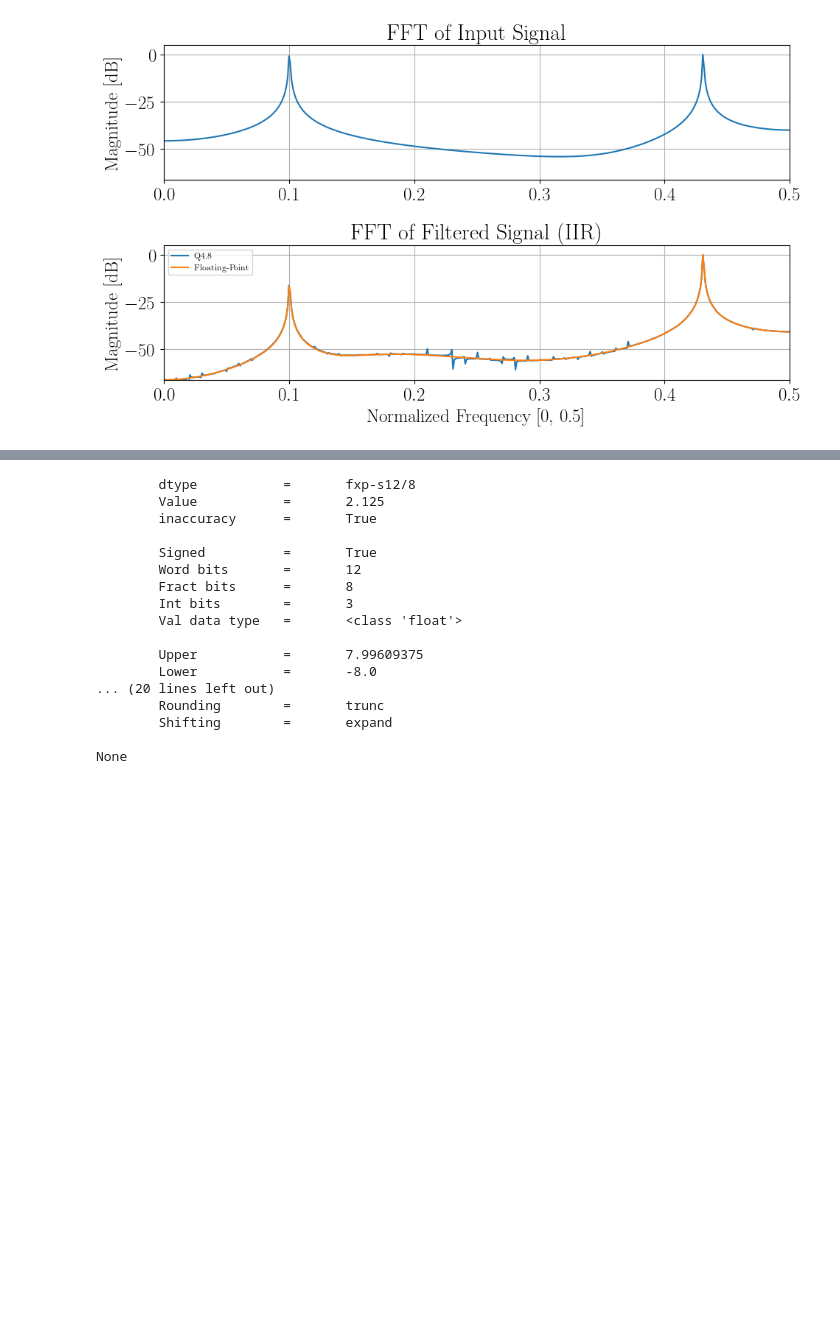
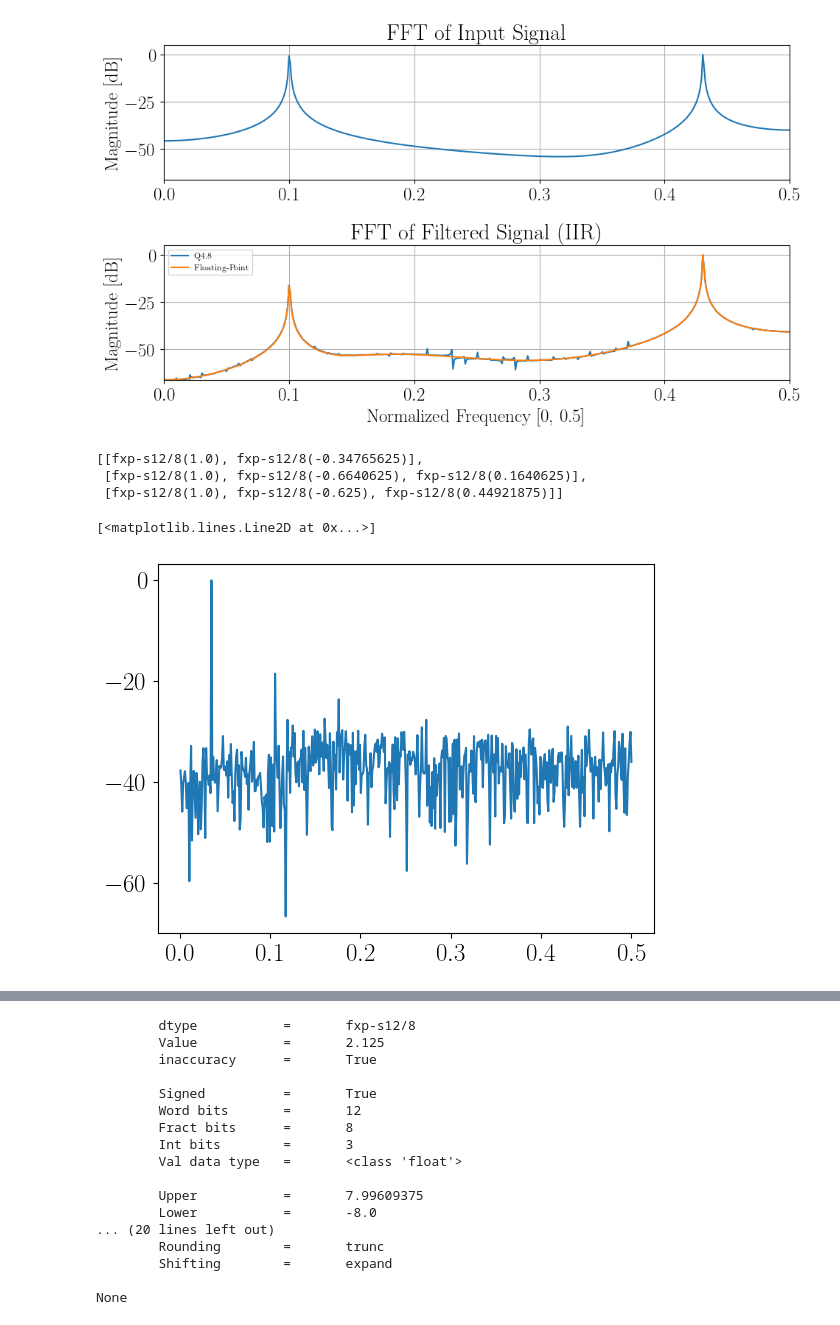
Before and after one commit to urosminoski/All-Digital-RF-Transmitter-in-FPGA-master-, a Jupyter notebook: sim/v1.4/python/jupyter/all_digital_transmitter.ipynb, the cells around one changed output, grey strips where cells are left out. Saved outputs shown, nothing was run; the diff lists cells and outputs as text; code cells hidden in the pictures; blank space fills up the shorter version.

```diff
--- a/sim/v1.4/python/jupyter/all_digital_transmitter.ipynb
+++ b/sim/v1.4/python/jupyter/all_digital_transmitter.ipynb
@@ -26,7 +27,7 @@ F2 = 0.43
 n_int = 4
 n_frac = 8
 
-ds_int = 5
+ds_int = 12
 ds_frac = 0
 
 # Define fixed-point format for the input/output (single precision)
@@ -146,7 +147,13 @@ funcs.plot_fft_dB(x, [y, y_], title1="FFT of Input Signal", title2="FFT of Filte
 # %%
 M = 4
 OSR = 8
-x = 2**(n_int-1)*np.sin(2*np.pi*np.floor(2/7*N/OSR)*np.arange(N)/N)
+x = 2**(4-1)*np.sin(2*np.pi*np.floor(2/7*N/OSR)*np.arange(N)/N)
+
+a_parallel_fxp
+# %% [output]
+[[fxp-s12/8(1.0), fxp-s12/8(-0.34765625)],
+ [fxp-s12/8(1.0), fxp-s12/8(-0.6640625), fxp-s12/8(0.1640625)],
+ [fxp-s12/8(1.0), fxp-s12/8(-0.625), fxp-s12/8(0.44921875)]]
 # %%
 y0 = Fxp(0, **fxp_double_type)
 y0d = Fxp(0, **fxp_double_type)
@@ -185,0 +240,12 @@ for n in range(len(x)):
+# %%
+y_fft = np.fft.fft(y)
+y_fft_dB = 20*np.log10(np.abs(y_fft))
+y_fft_dB -= np.max(y_fft_dB)
+y_fft_dB = y_fft_dB[:len(x)//2]
+freqs = np.linspace(0, 0.5, len(x)//2)
+
+plt.plot(freqs, y_fft_dB)
+# plt.plot(y)
+# %% [output]
+[<matplotlib.lines.Line2D at 0x...>]
+[figure, added]
```
Also changed, not shown: parts of 14 cells of this notebook, 5 other files.
